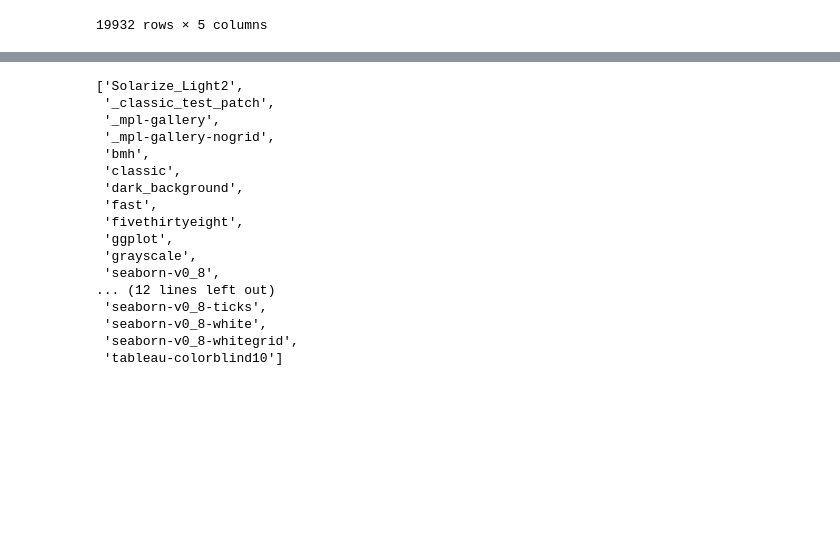
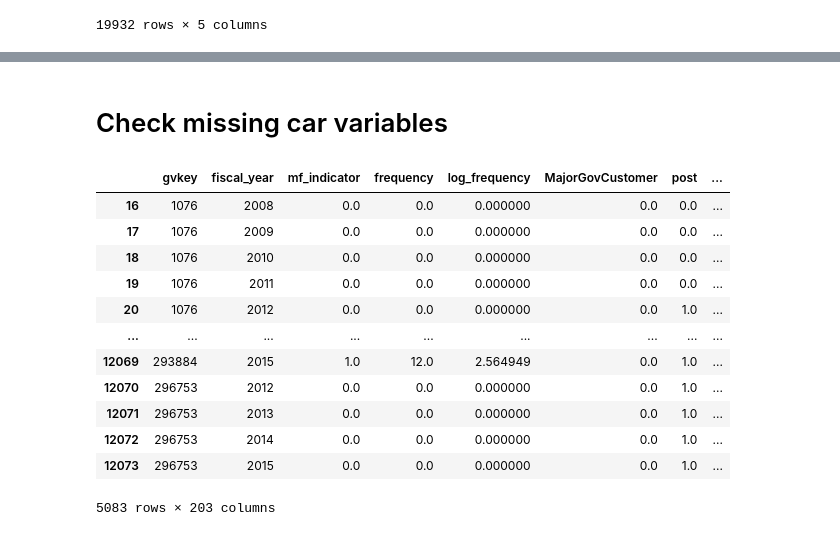
Before and after one commit to wangyouan/STOCKAct, a Jupyter notebook: Notebook/GetSummaryStatistics.ipynb, the cells around one changed output, grey strips where cells are left out. Drawn from its saved outputs; the diff is of its cells as text; code cells hidden in the pictures; blank space fills up the shorter version.

```diff
--- a/Notebook/GetSummaryStatistics.ipynb
+++ b/Notebook/GetSummaryStatistics.ipynb
@@ -265,20 +173,20 @@ Emerging Market Fintech Hurdle: 23.4% | IRR: 28.7% → Accept
-# %%
-plt.style.available
-# %% [output]
-['Solarize_Light2',
- '_classic_test_patch',
- '_mpl-gallery',
- '_mpl-gallery-nogrid',
- 'bmh',
- 'classic',
- 'dark_background',
- 'fast',
- 'fivethirtyeight',
- 'ggplot',
- 'grayscale',
- 'seaborn-v0_8',
-... (12 lines left out)
- 'seaborn-v0_8-ticks',
- 'seaborn-v0_8-white',
- 'seaborn-v0_8-whitegrid',
- 'tableau-colorblind10']
+# %% [markdown]
+# Check missing car variables
+# %%
+data_df: DataFrame = pd.read_stata(os.path.join(const.RESULT_PATH, '20250316_stock_act_idiosyn_v2.dta'))
+# %%
+data_df.loc[data_df['IDIOSYN_MONTH'].isnull()]
+# %% [output]
+|  | gvkey | fiscal_year | mf_indicator | frequency | log_frequency | MajorGovCustomer | post | ... |
+| 16 | 1076 | 2008 | 0.0 | 0.0 | 0.000000 | 0.0 | 0.0 | ... |
+| 17 | 1076 | 2009 | 0.0 | 0.0 | 0.000000 | 0.0 | 0.0 | ... |
+| 18 | 1076 | 2010 | 0.0 | 0.0 | 0.000000 | 0.0 | 0.0 | ... |
+| 19 | 1076 | 2011 | 0.0 | 0.0 | 0.000000 | 0.0 | 0.0 | ... |
+| 20 | 1076 | 2012 | 0.0 | 0.0 | 0.000000 | 0.0 | 1.0 | ... |
+| ... | ... | ... | ... | ... | ... | ... | ... | ... |
+| 12069 | 293884 | 2015 | 1.0 | 12.0 | 2.564949 | 0.0 | 1.0 | ... |
+| 12070 | 296753 | 2012 | 0.0 | 0.0 | 0.000000 | 0.0 | 1.0 | ... |
+| 12071 | 296753 | 2013 | 0.0 | 0.0 | 0.000000 | 0.0 | 1.0 | ... |
+| 12072 | 296753 | 2014 | 0.0 | 0.0 | 0.000000 | 0.0 | 1.0 | ... |
+| 12073 | 296753 | 2015 | 0.0 | 0.0 | 0.000000 | 0.0 | 1.0 | ... |
+5083 rows × 203 columns
```
Also changed, not shown: parts of 1 cell of this notebook, 1 other file.
